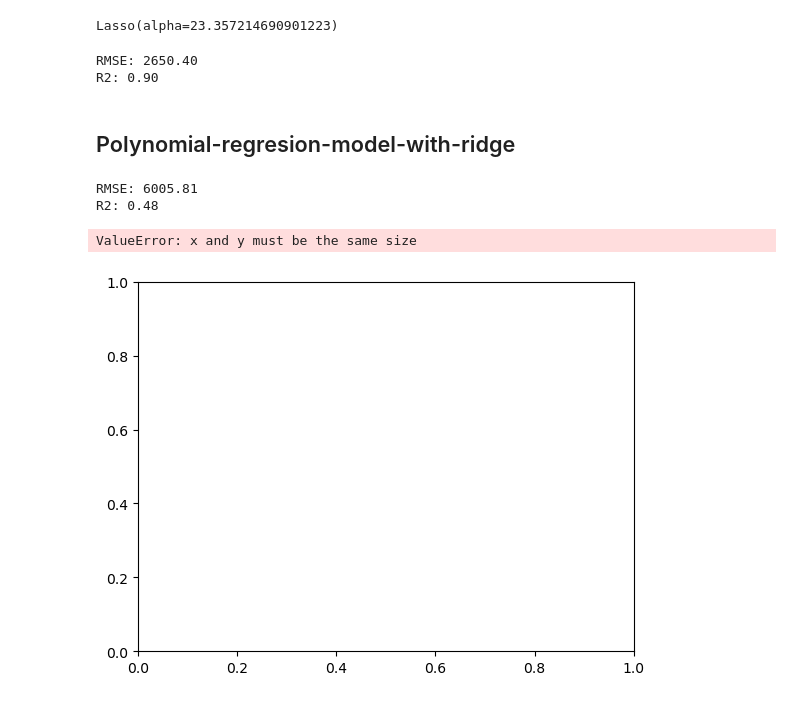
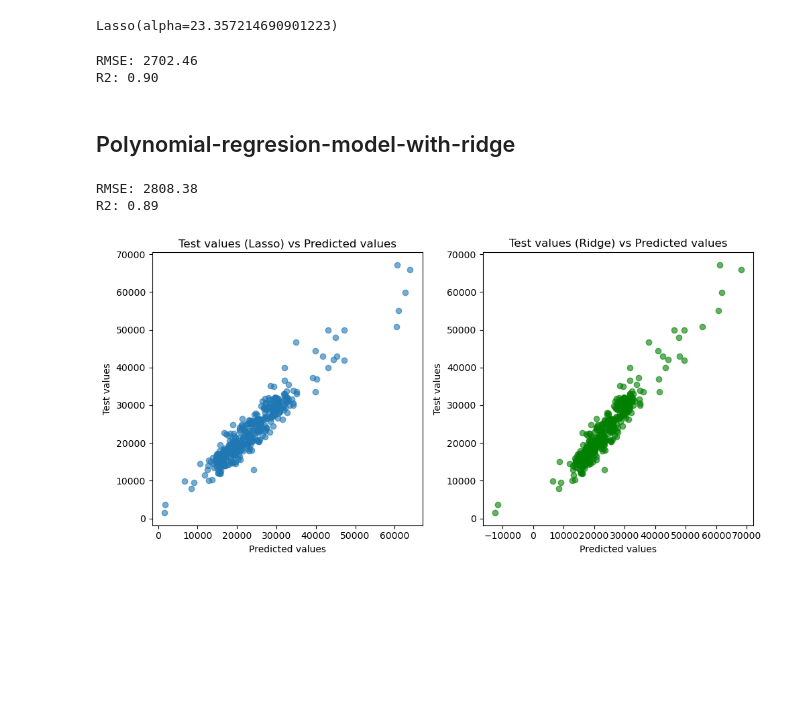
Before and after one commit to Shedinho20/Project01, a Jupyter notebook: Project01.ipynb, the cells around one changed output. Cells and saved outputs as stored; diff of their text form; code cells hidden in the pictures; blank space fills up the shorter version.

```diff
--- a/Project01.ipynb
+++ b/Project01.ipynb
@@ -692,23 +692,28 @@ Test RMSE Ridge model: 52.22685555489931
 # %%
-fig = plt.figure(figsize=(10,5))
+def plot_two_by_two_lasso_and_ridge_chart(lasso_predictions,ridge_predictions,Y_test):
+    '''Plot a two by two chart laasso and ridge, the first param is the lasso predict,
+    while the second param is the ridge predict and the last param is the actual y value '''
+    fig = plt.figure(figsize=(10,5))
 
 
 #lasso plot
-scatterd_plot_Lasso = fig.add_subplot(1,2,1)
-scatterd_plot_Lasso.scatter(lasso_predictions,Y_test,alpha=0.6)
-scatterd_plot_Lasso.set_ylabel("Test values")
-scatterd_plot_Lasso.set_xlabel("Predicted values")
-scatterd_plot_Lasso.set_title("Test values (Lasso) vs Predicted values")
+    scatterd_plot_Lasso = fig.add_subplot(1,2,1)
+    scatterd_plot_Lasso.scatter(lasso_predictions,Y_test,alpha=0.6)
+    scatterd_plot_Lasso.set_ylabel("Test values")
+    scatterd_plot_Lasso.set_xlabel("Predicted values")
+    scatterd_plot_Lasso.set_title("Test values (Lasso) vs Predicted values")
 
 #Ridge plot
-scatterd_plot_Ridge = fig.add_subplot(1,2,2)
-scatterd_plot_Ridge.scatter(ridge_predictions,Y_test,alpha=0.6,color="green")
-scatterd_plot_Ridge.set_ylabel("Test values")
-scatterd_plot_Ridge.set_xlabel("Predicted values")
-scatterd_plot_Ridge.set_title("Test values (Ridge) vs Predicted values")
+    scatterd_plot_Ridge = fig.add_subplot(1,2,2)
+    scatterd_plot_Ridge.scatter(ridge_predictions,Y_test,alpha=0.6,color="green")
+    scatterd_plot_Ridge.set_ylabel("Test values")
+    scatterd_plot_Ridge.set_xlabel("Predicted values")
+    scatterd_plot_Ridge.set_title("Test values (Ridge) vs Predicted values")
 
-fig.tight_layout(w_pad=1.2)
-plt.show()
+    fig.tight_layout(w_pad=1.2)
+    plt.show()
+
+plot_two_by_two_lasso_and_ridge_chart(lasso_predictions,ridge_predictions,Y_test)
 # %% [output]
 [figure]
 # %% [markdown]
@@ -719,7 +724,7 @@ We will use same dataset as simpler linear regresion
 # %%
 ## Create polynomial features for input data.
 
-degree = 4  # Adjust the degree of the polynomial
+degree = 3  # Adjust the degree of the polynomial
 poly = PolynomialFeatures(degree=degree)
 X_train_poly = poly.fit_transform(X_train)
 X_test_poly = poly.transform(X_test)
@@ -727,6 +732,7 @@ X_test_poly = poly.transform(X_test)
 ##Fit the polynomial regression model with Lasso regularization:
 
 poly_lasso_model = Lasso(alpha=best_alpha_lasso)
+poly.fit(X_train_poly, Y_train)
 poly_lasso_model.fit(X_train_poly, Y_train)
 # %% [output]
 Lasso(alpha=23.357214690901223)
@@ -740,7 +746,7 @@ r2 = r2_score(Y_test, poly_lasso_predictions)
 print(f"RMSE: {rmse:.2f}")
 print(f"R2: {r2:.2f}")
 # %% [output]
-RMSE: 2650.40
+RMSE: 2702.46
 R2: 0.90
 # %% [markdown]
 ## Polynomial-regresion-model-with-ridge
@@ -757,17 +763,11 @@ r2 = r2_score(Y_test, poly_ridge_predictions)
 print(f"RMSE: {rmse:.2f}")
 print(f"R2: {r2:.2f}")
 # %% [output]
-RMSE: 6005.81
-R2: 0.48
+RMSE: 2808.38
+R2: 0.89
-# %%
-##Visualize the results Lasso:
-
-plt.scatter(X_test, poly_lasso_predictions, color='r', label='Predicted')
-plt.legend(loc='best')
-plt.title(f'Polynomial Lasso Regression (Degree = {degree}, alpha = {alpha})')
-plt.xlabel('X')
-plt.ylabel('y')
-plt.show()
-# %% [output]
-ValueError: x and y must be the same size
-[figure, removed]
+# %%
+##Visualize the results Lasso:
+
+plot_two_by_two_lasso_and_ridge_chart(poly_lasso_predictions,poly_ridge_predictions,Y_test)
+# %% [output]
+[figure, added]
```
Also changed, not shown: parts of 5 cells of this notebook.
